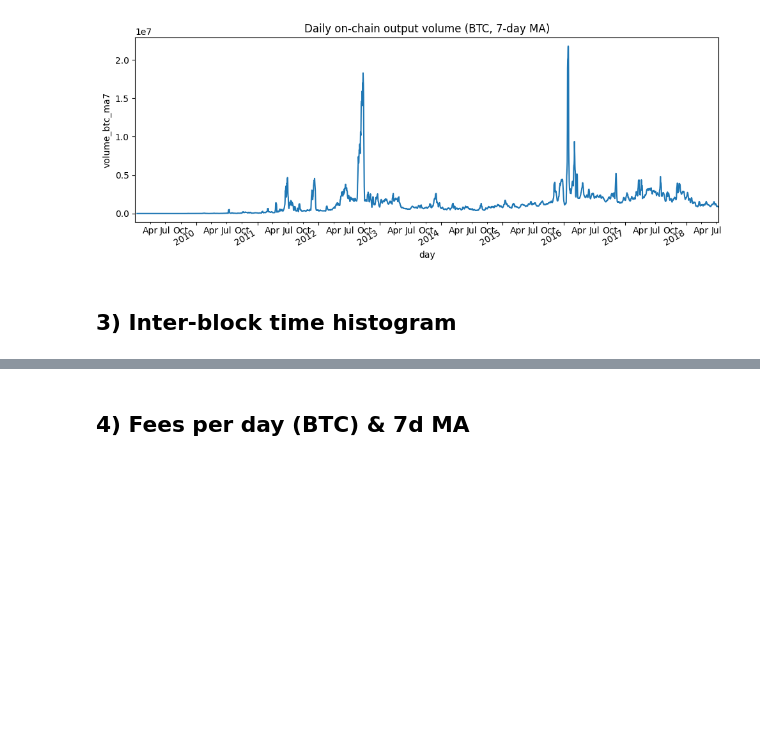
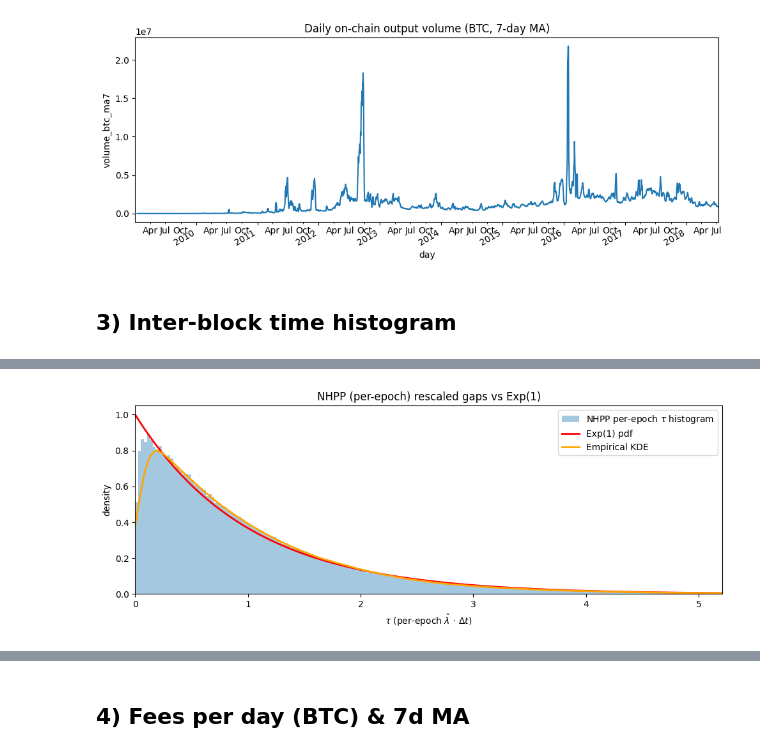
Before and after one commit to Vatereal/BlockChain, a Jupyter notebook: inspector.ipynb, the cells around one changed output, grey strips where cells are left out. Saved outputs shown, nothing was run; the diff lists cells and outputs as text; code cells hidden in the pictures; blank space fills up the shorter version.

```diff
--- a/inspector.ipynb
+++ b/inspector.ipynb
@@ -549,0 +788,40 @@ Inter-block intervals: n=531385
+# %%
+# === Step 5: Visualize NHPP (per-epoch rescaled) gaps vs Exp(1) ===
+
+# choose a sane max for visualization (e.g., 99.5% of mass)
+if len(tau) == 0:
+    raise RuntimeError("No rescaled gaps (tau) available to plot.")
+xmax = np.percentile(tau, 99.5)
+
+fig, ax = plt.subplots(figsize=(10, 4))
+
+# Dense histogram of tau with many bins
+ax.hist(
+    tau,
+    bins=200,
+    range=(0, xmax),
+    density=True,
+    alpha=0.4,
+    edgecolor="none",
+    label=r"NHPP per-epoch $\tau$ histogram"
+)
+
+# Overlay the Exp(1) pdf
+xs = np.linspace(0, xmax, 400)
+exp1_pdf = np.exp(-xs)  # Exp(1) pdf: f(t)=e^{-t}, t>=0
+ax.plot(xs, exp1_pdf, color="red", linewidth=2, label=r"Exp(1) pdf")
+
+
+kde = gaussian_kde(tau)
+kde_y = kde(xs)
+ax.plot(xs, kde_y, color="orange", linewidth=2, label="Empirical KDE")
+
+ax.set_xlim(0, xmax)
+ax.set_xlabel(r"$\tau$ (per-epoch $\hat{\lambda}\,\cdot\,\Delta t$)")
+ax.set_ylabel("density")
+ax.set_title("NHPP (per-epoch) rescaled gaps vs Exp(1)")
+ax.legend()
+plt.tight_layout()
+plt.show()
+# %% [output]
+[figure, added]
```
Also changed, not shown: parts of 10 cells of this notebook.
